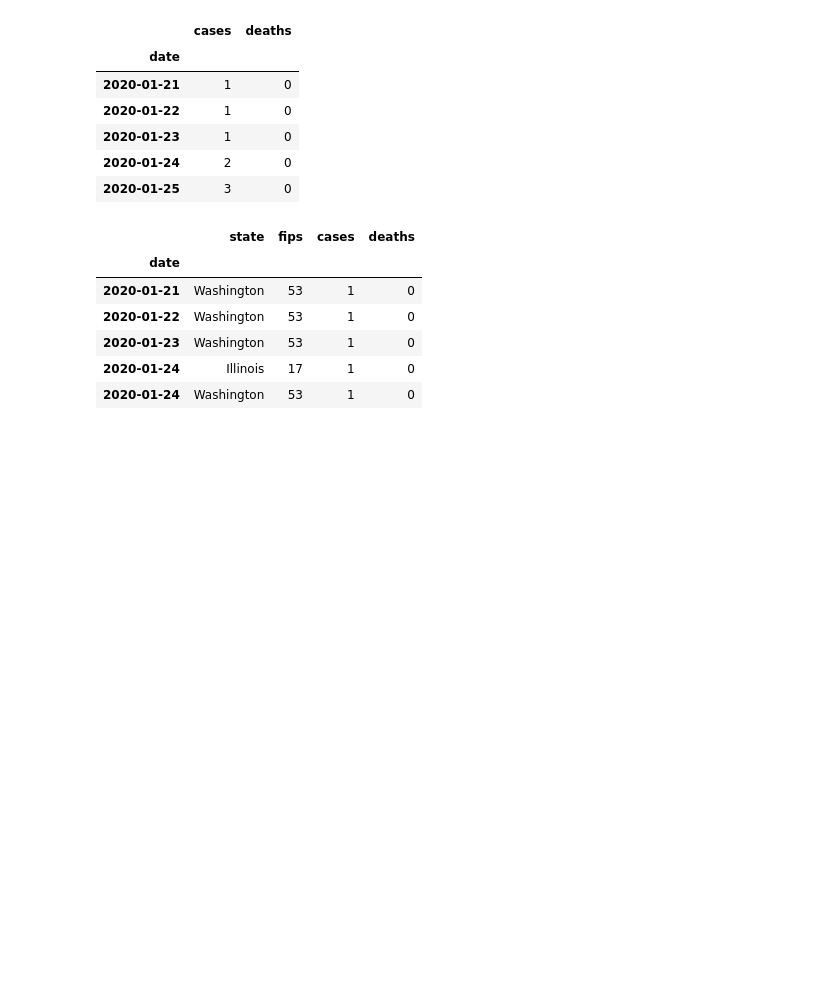
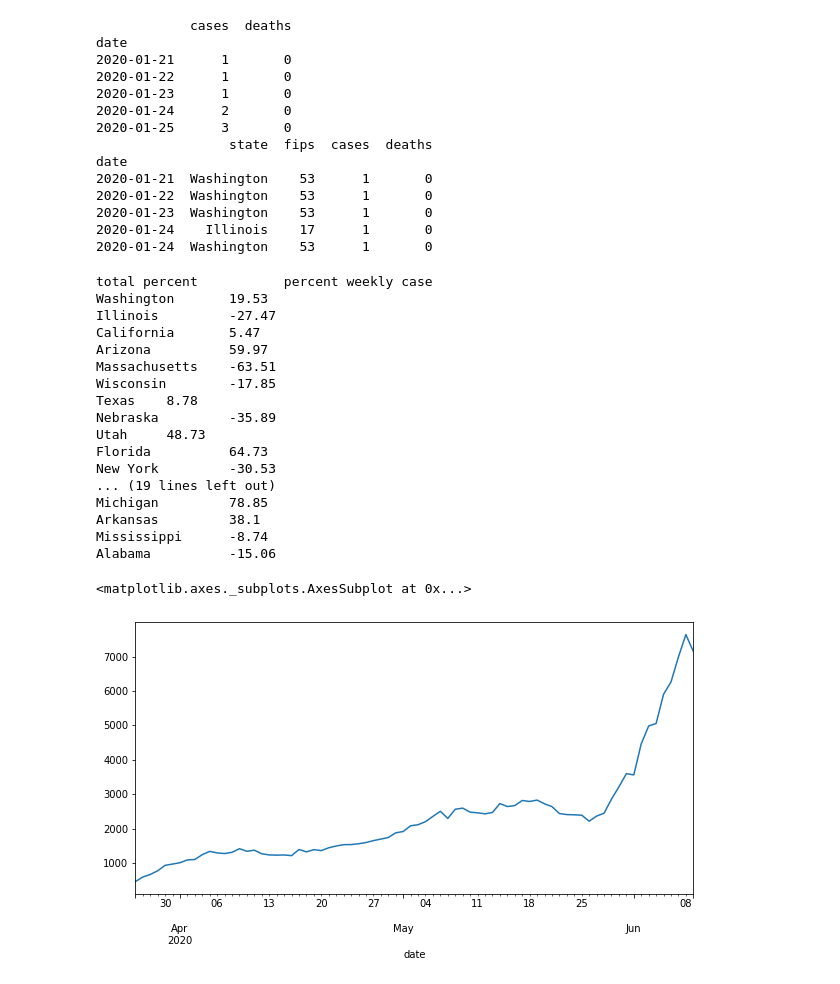
Before and after one commit to dviabhav/NYTCovidData, a Jupyter notebook: Covid19 file.ipynb, the cells around one changed output. Cells and saved outputs as stored; diff of their text form; code cells hidden in the pictures; blank space fills up the shorter version.

```diff
--- a/Covid19 file.ipynb
+++ b/Covid19 file.ipynb
@@ -17,22 +17,58 @@ raw_US = pd.read_csv('https://raw.githubusercontent.com/nytimes/covid-19-data/ma
 raw_states = pd.read_csv('https://raw.githubusercontent.com/nytimes/covid-19-data/master/us-states.csv',
                      index_col = 'date',
                      parse_dates = True).sort_index()
-raw_US.head()
+print(raw_US.head())
+print(raw_states.head())
 # %% [output]
-|  | cases | deaths |
-| date |  |  |
-| 2020-01-21 | 1 | 0 |
-| 2020-01-22 | 1 | 0 |
-| 2020-01-23 | 1 | 0 |
-| 2020-01-24 | 2 | 0 |
-| 2020-01-25 | 3 | 0 |
+            cases  deaths
+date
+2020-01-21      1       0
+2020-01-22      1       0
+2020-01-23      1       0
+2020-01-24      2       0
+2020-01-25      3       0
+                 state  fips  cases  deaths
+date
+2020-01-21  Washington    53      1       0
+2020-01-22  Washington    53      1       0
+2020-01-23  Washington    53      1       0
+2020-01-24    Illinois    17      1       0
+2020-01-24  Washington    53      1       0
-# %%
-raw_states.head()
-# %% [output]
-|  | state | fips | cases | deaths |
-| date |  |  |  |  |
-| 2020-01-21 | Washington | 53 | 1 | 0 |
-| 2020-01-22 | Washington | 53 | 1 | 0 |
-| 2020-01-23 | Washington | 53 | 1 | 0 |
-| 2020-01-24 | Illinois | 17 | 1 | 0 |
-| 2020-01-24 | Washington | 53 | 1 | 0 |
+# %%
+list_of_states = raw_states['state'].unique()
+new_weekly_cases_state = {}
+percent_weekly_cases_states = {}
+total_case = {}
+print('total percent\t\tpercent weekly case')
+for state in list_of_states:
+    total_case[state] = round(100*raw_states.loc[raw_states['state'] == state].cases[-1]/raw_US.cases[-1], 2)
+    if total_case[state] > 0.5:
+        new_weekly_cases_state[state] = raw_states.loc[raw_states['state'] == state].cases.diff(7)
+        percent_weekly_cases_states[state] = 100*raw_states.loc[raw_states['state'] == state].cases.diff(7)/raw_US.cases.diff(7)
+        #print(total_case[state], "\t", state, "\t", round(percent_weekly_cases_states[state][-1],2) )
+        print(state, "\t", round(100*new_weekly_cases_state[state].diff(7)[-1]/new_weekly_cases_state[state][-8], 2) )
+
+plt.figure(figsize = (10,5))
+#percent_weekly_cases_states['New York'].plot()
+#percent_weekly_cases_states['New Jersey'].plot()
+new_weekly_cases_state['Arizona'][60:].plot()
+# %% [output]
+total percent           percent weekly case
+Washington       19.53
+Illinois         -27.47
+California       5.47
+Arizona          59.97
+Massachusetts    -63.51
+Wisconsin        -17.85
+Texas    8.78
+Nebraska         -35.89
+Utah     48.73
+Florida          64.73
+New York         -30.53
+... (19 lines left out)
+Michigan         78.85
+Arkansas         38.1
+Mississippi      -8.74
+Alabama          -15.06
+<matplotlib.axes._subplots.AxesSubplot at 0x...>
+[figure, added]
```
Also changed, not shown: parts of 10 cells of this notebook.
